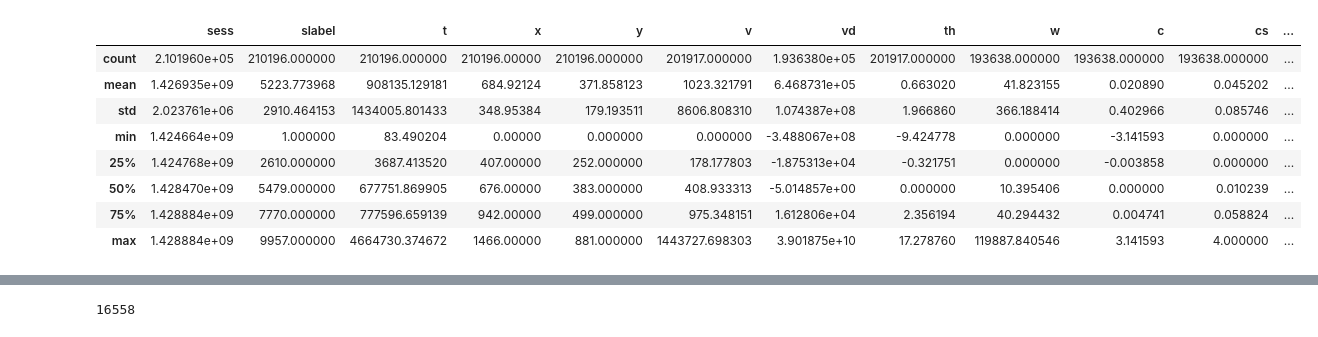
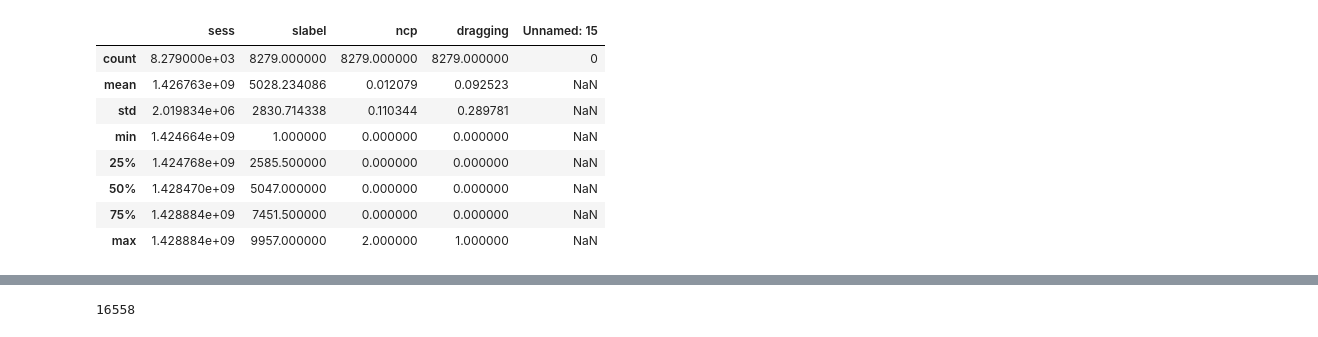
Before and after one commit to andrwat/DA, a Jupyter notebook: notebooks/Final Project.ipynb, the cells around one changed output, grey strips where cells are left out. Saved outputs shown, nothing was run; the diff lists cells and outputs as text; code cells hidden in the pictures.

```diff
--- a/notebooks/Final Project.ipynb
+++ b/notebooks/Final Project.ipynb
@@ -9,16 +9,13 @@ from matplotlib import pyplot as plt
 # %%
 features = pd.read_csv('../data/strokes.csv', delimiter=";")
 features.describe()
-features.head(2)
-df = pd.read_csv('../data/strokesM.csv', delimiter=";")
-df.describe()
 # %% [output]
-|  | sess | slabel | t | x | y | v | vd | th | w | c | cs | ... |
-| count | 2.101960e+05 | 210196.000000 | 210196.000000 | 210196.00000 | 210196.000000 | 201917.000000 | 1.936380e+05 | 201917.000000 | 193638.000000 | 193638.000000 | 193638.000000 | ... |
-| mean | 1.426935e+09 | 5223.773968 | 908135.129181 | 684.92124 | 371.858123 | 1023.321791 | 6.468731e+05 | 0.663020 | 41.823155 | 0.020890 | 0.045202 | ... |
-| std | 2.023761e+06 | 2910.464153 | 1434005.801433 | 348.95384 | 179.193511 | 8606.808310 | 1.074387e+08 | 1.966860 | 366.188414 | 0.402966 | 0.085746 | ... |
-| min | 1.424664e+09 | 1.000000 | 83.490204 | 0.00000 | 0.000000 | 0.000000 | -3.488067e+08 | -9.424778 | 0.000000 | -3.141593 | 0.000000 | ... |
-| 25% | 1.424768e+09 | 2610.000000 | 3687.413520 | 407.00000 | 252.000000 | 178.177803 | -1.875313e+04 | -0.321751 | 0.000000 | -0.003858 | 0.000000 | ... |
-| 50% | 1.428470e+09 | 5479.000000 | 677751.869905 | 676.00000 | 383.000000 | 408.933313 | -5.014857e+00 | 0.000000 | 10.395406 | 0.000000 | 0.010239 | ... |
-| 75% | 1.428884e+09 | 7770.000000 | 777596.659139 | 942.00000 | 499.000000 | 975.348151 | 1.612806e+04 | 2.356194 | 40.294432 | 0.004741 | 0.058824 | ... |
-| max | 1.428884e+09 | 9957.000000 | 4664730.374672 | 1466.00000 | 881.000000 | 1443727.698303 | 3.901875e+10 | 17.278760 | 119887.840546 | 3.141593 | 4.000000 | ... |
+|  | sess | slabel | ncp | dragging | Unnamed: 15 |
+| count | 8.279000e+03 | 8279.000000 | 8279.000000 | 8279.000000 | 0 |
+| mean | 1.426763e+09 | 5028.234086 | 0.012079 | 0.092523 | NaN |
+| std | 2.019834e+06 | 2830.714338 | 0.110344 | 0.289781 | NaN |
+| min | 1.424664e+09 | 1.000000 | 0.000000 | 0.000000 | NaN |
+| 25% | 1.424768e+09 | 2585.500000 | 0.000000 | 0.000000 | NaN |
+| 50% | 1.428470e+09 | 5047.000000 | 0.000000 | 0.000000 | NaN |
+| 75% | 1.428884e+09 | 7451.500000 | 0.000000 | 0.000000 | NaN |
+| max | 1.428884e+09 | 9957.000000 | 2.000000 | 1.000000 | NaN |
```
Also changed, not shown: parts of 44 cells of this notebook, 1 other file.
